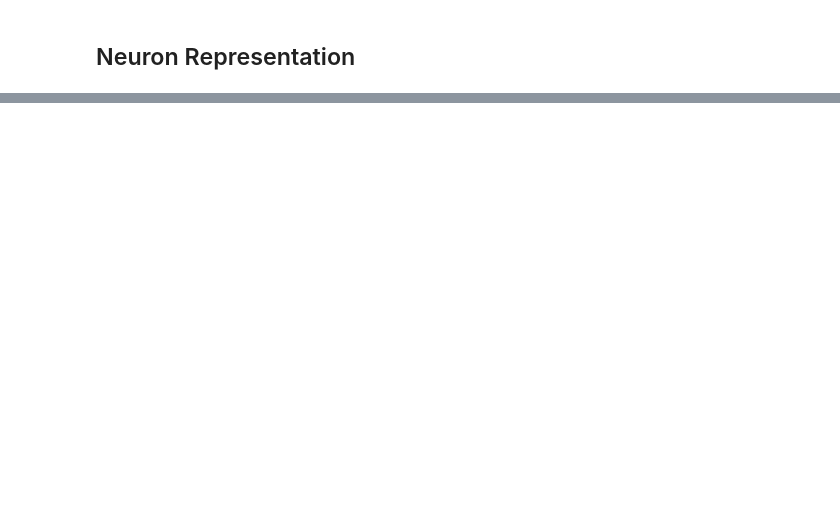
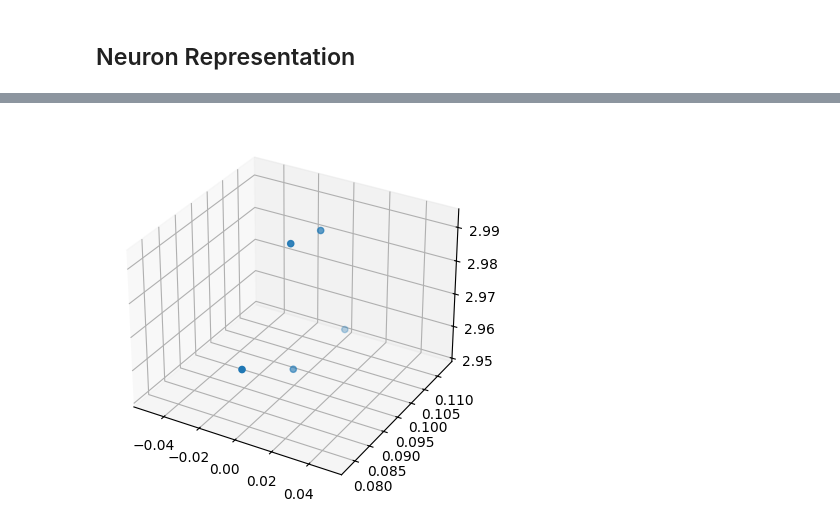
Before and after one commit to LilaShiba/SND_Agents, a Jupyter notebook: explore.ipynb, the cells around one changed output, grey strips where cells are left out. Cells and saved outputs as stored; diff of their text form; code cells hidden in the pictures; blank space fills up the shorter version.

```diff
--- a/explore.ipynb
+++ b/explore.ipynb
@@ -107,0 +125,4 @@ AttributeError: 'list' object has no attribute 'neural_params'
+# %%
+test_pack.graph_neuron_representatation()
+# %% [output]
+[figure, added]
```
Also changed, not shown: parts of 6 cells of this notebook, 3 other files.
